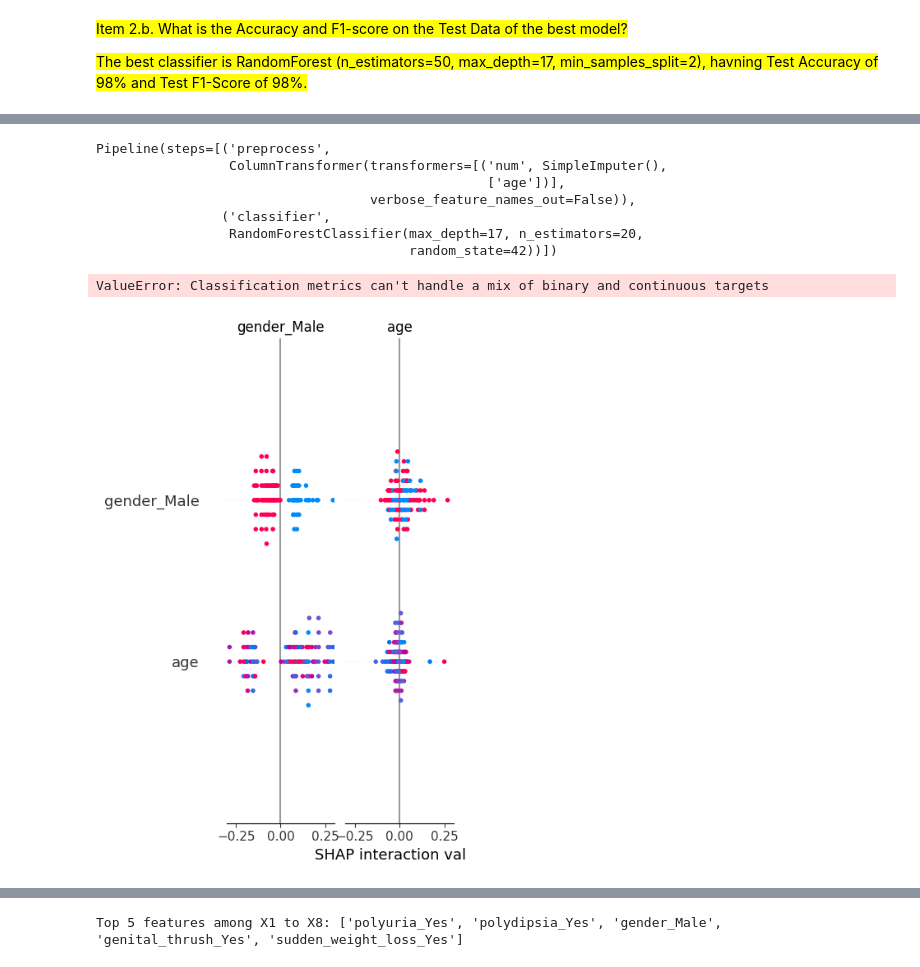
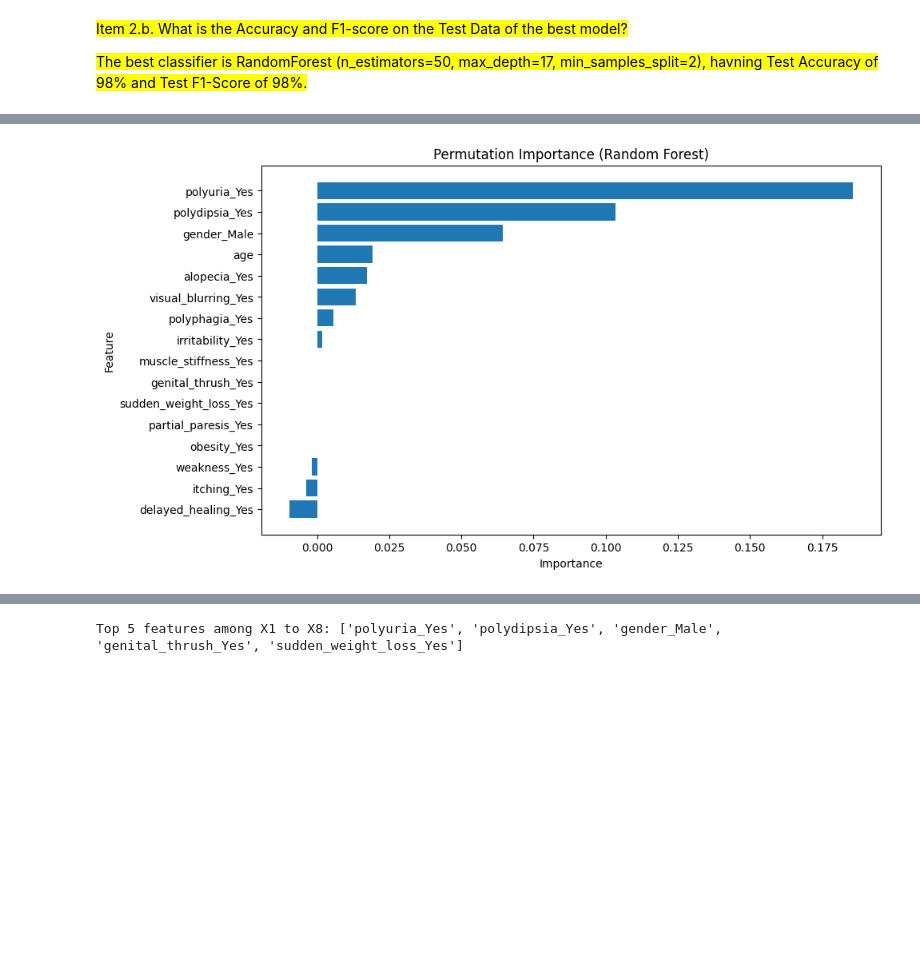
Before and after one commit to jonmaaku/AI221-machine-problems, a Jupyter notebook: mp5/Machine Exercise 5.ipynb, the cells around one changed output, grey strips where cells are left out. Cells and saved outputs as stored; diff of their text form; code cells hidden in the pictures; blank space fills up the shorter version.

```diff
--- a/mp5/MP5.ipynb
+++ b/mp5/Machine Exercise 5.ipynb
@@ -836,72 +818,22 @@ numerical_columns
-# %%
-
-from sklearn.compose import ColumnTransformer
-from sklearn.impute import SimpleImputer
-from sklearn.pipeline import Pipeline
-from sklearn.preprocessing import OrdinalEncoder
-
-categorical_columns = X.select_dtypes(include=['object', 'category']).columns.tolist()
-numerical_columns = X.select_dtypes(include=['int64', 'float64']).columns.tolist()
-categorical_encoder = OrdinalEncoder(
-    handle_unknown="use_encoded_value", unknown_value=-1, encoded_missing_value=-1
-)
-numerical_pipe = SimpleImputer(strategy="mean")
-
-preprocessing = ColumnTransformer(
-    [
-
-        ("num", numerical_pipe, numerical_columns),
-    ],
-    verbose_feature_names_out=False,
-)
-
-rf = Pipeline(
-    [
-        ("preprocess", preprocessing),
-        ("classifier", RandomForestClassifier(**best_params_rf, random_state=42)),
-    ]
-)
-rf.fit(X_train, y_train)
-# %% [output]
-Pipeline(steps=[('preprocess',
-                 ColumnTransformer(transformers=[('num', SimpleImputer(),
-                                                  ['age'])],
-                                   verbose_feature_names_out=False)),
-                ('classifier',
-                 RandomForestClassifier(max_depth=17, n_estimators=20,
-                                        random_state=42))])
 # %%
 from sklearn.inspection import permutation_importance
 
 # Calculate permutation importance
-perm_importance = permutation_importance(best_model, X_test, y_test, scoring="f1_weighted")
+perm_importance = permutation_importance(best_model_rf, X_test, y_test, scoring="f1_weighted")
 
 # Create a DataFrame for better visualization
 perm_importance_df = pd.DataFrame({
     "Feature": X_train.columns,
     "Importance": perm_importance.importances_mean
 }).sort_values(by="Importance", ascending=False)
 
 # Plot the permutation importance
 plt.figure(figsize=(10, 6))
 plt.barh(perm_importance_df["Feature"], perm_importance_df["Importance"])
 plt.xlabel("Importance")
 plt.ylabel("Feature")
 plt.title("Permutation Importance (Random Forest)")
 plt.gca().invert_yaxis()
 plt.show()
 # %% [output]
-ValueError: Classification metrics can't handle a mix of binary and continuous targets
+[figure, added]
-# %%
-import shap
-
-# Create a SHAP explainer for the Random Forest model
-explainer = shap.TreeExplainer(best_model)
-shap_values = explainer.shap_values(X_test)
-
-# Summary plot for global feature importance
-shap.summary_plot(shap_values, X_test, plot_type="bar")
-
-# Detailed plot for individual predictions
-# %% [output]
-[figure, removed]
```
Also changed, not shown: parts of 28 cells of this notebook, 2 other files.
